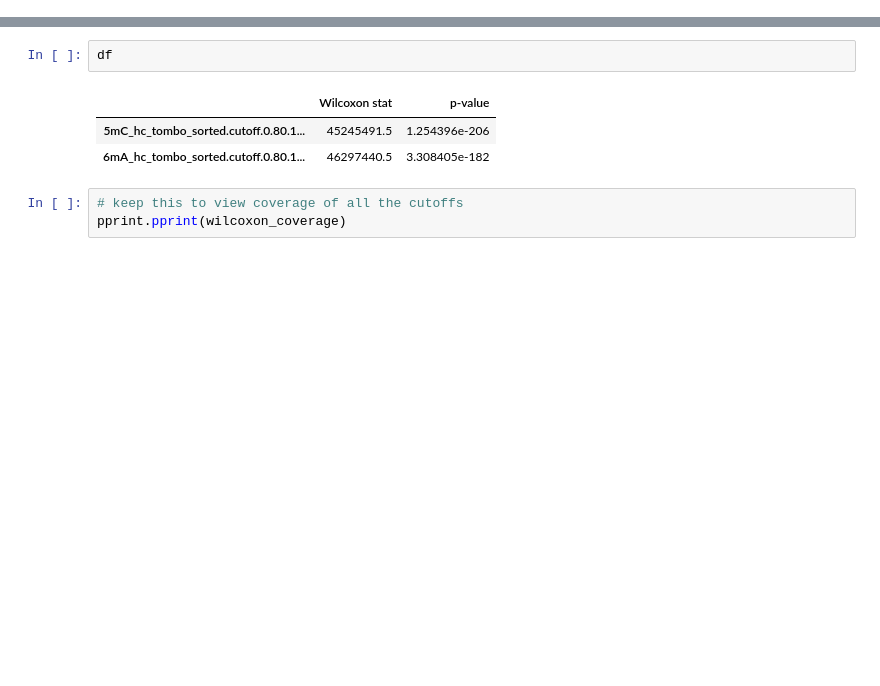
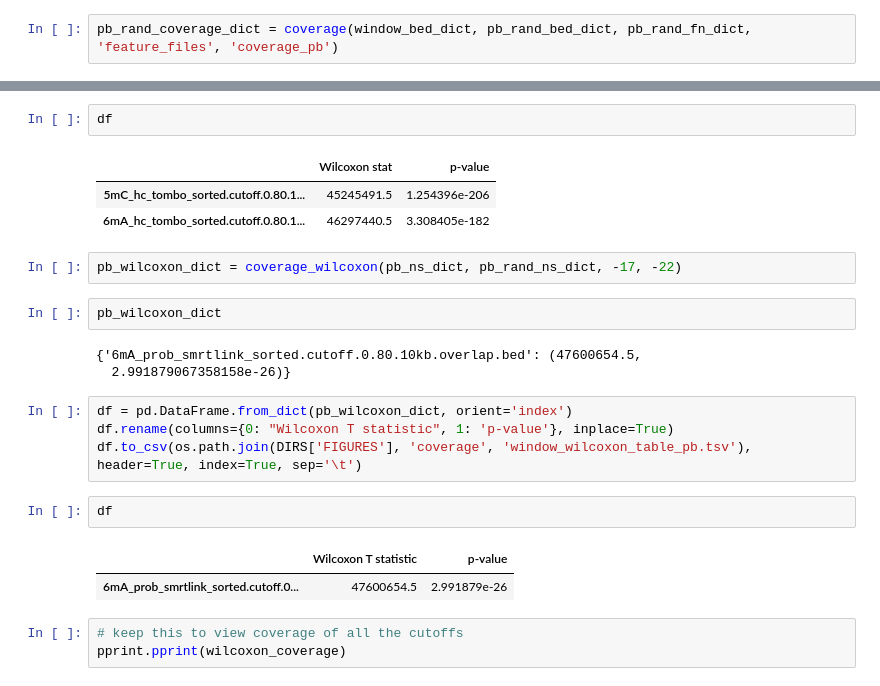
Before and after one commit to AnjuniPeiris/Honours_year, a Jupyter notebook: fisher/methylation/4_5_Window_coverage_analysis.ipynb, the cells around one changed output, grey strips where cells are left out. Drawn from its saved outputs; the diff is of its cells as text; blank space fills up the shorter version.

```diff
--- a/fisher/methylation/4_5_Window_coverage_analysis.ipynb
+++ b/fisher/methylation/4_5_Window_coverage_analysis.ipynb
@@ -622,0 +583,2 @@ te_coverage_dict = coverage(window_bed_dict, te_bed_dict, te_fn_dict, 'feature_f
+# %%
+pb_rand_coverage_dict = coverage(window_bed_dict, pb_rand_bed_dict, pb_rand_fn_dict, 'feature_files', 'coverage_pb')
@@ -670,6 +658,22 @@ df
 |  | Wilcoxon stat | p-value |
 | 5mC_hc_tombo_sorted.cutoff.0.80.1... | 45245491.5 | 1.254396e-206 |
 | 6mA_hc_tombo_sorted.cutoff.0.80.1... | 46297440.5 | 3.308405e-182 |
+# %%
+pb_wilcoxon_dict = coverage_wilcoxon(pb_ns_dict, pb_rand_ns_dict, -17, -22)
+# %%
+pb_wilcoxon_dict
+# %% [output]
+{'6mA_prob_smrtlink_sorted.cutoff.0.80.10kb.overlap.bed': (47600654.5,
+  2.991879067358158e-26)}
+# %%
+df = pd.DataFrame.from_dict(pb_wilcoxon_dict, orient='index')
+df.rename(columns={0: "Wilcoxon T statistic", 1: 'p-value'}, inplace=True)
+df.to_csv(os.path.join(DIRS['FIGURES'], 'coverage', 'window_wilcoxon_table_pb.tsv'), header=True, index=True, sep='\t')
+# %%
+df
+# %% [output]
+|  | Wilcoxon T statistic | p-value |
+| 6mA_prob_smrtlink_sorted.cutoff.0... | 47600654.5 | 2.991879e-26 |
 # %%
 # keep this to view coverage of all the cutoffs
 pprint.pprint(wilcoxon_coverage)
```
Also changed, not shown: parts of 79 cells of this notebook.
